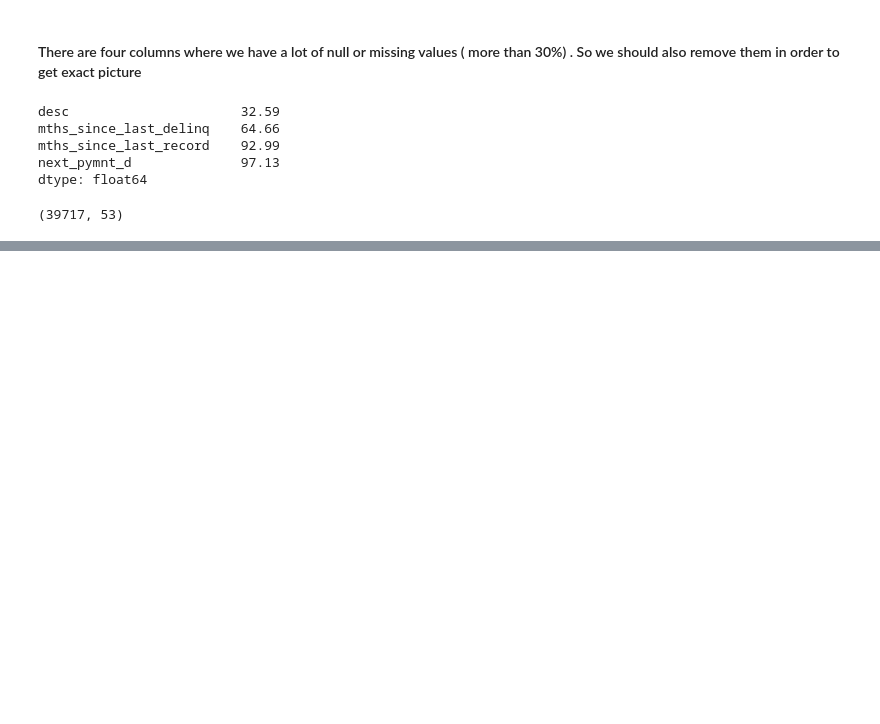
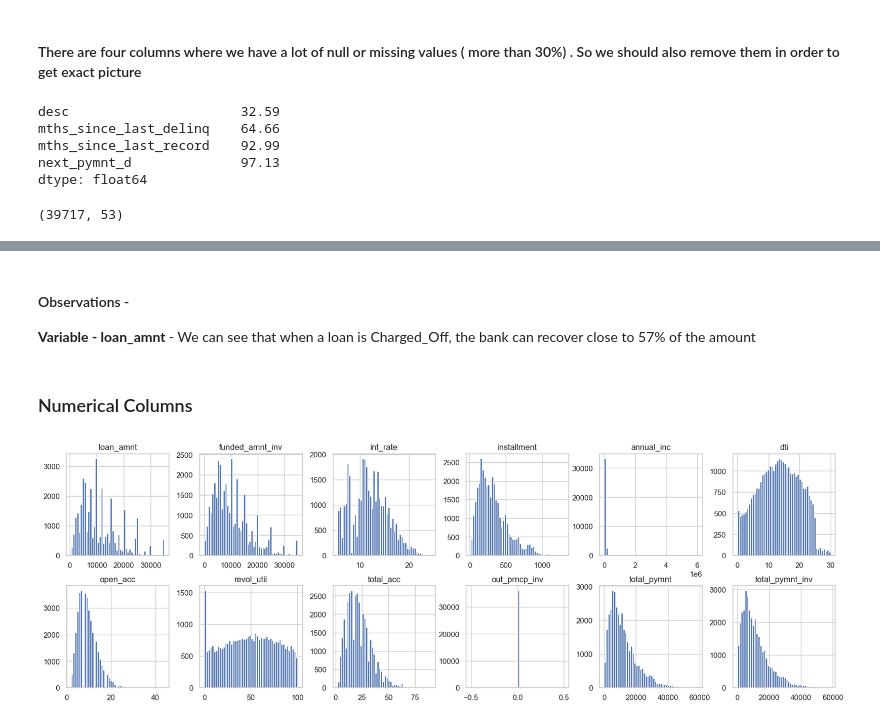
Before and after one commit to arnabberawork/LendingClubCaseStudy, a Jupyter notebook: Lending_Club_Case_Study.ipynb, the cells around one changed output, grey strips where cells are left out. Saved outputs shown, nothing was run; the diff lists cells and outputs as text; code cells hidden in the pictures; blank space fills up the shorter version.

```diff
--- a/Lending_Club_Case_Study.ipynb
+++ b/Lending_Club_Case_Study.ipynb
@@ -325,0 +521,10 @@ Name: emp_title, dtype: object
+# %% [markdown]
+#### Observations -
+<b> Variable - loan_amnt </b> - We can see that when a loan is Charged_Off, the bank can recover close to 57% of the amount
+# %% [markdown]
+### Numerical Columns
+# %%
+# plotting numerical data in a single plot
+loan[num_cols].hist(bins=50,figsize=(20,20), color='#4C72B0', layout=(6,6));
+# %% [output]
+[figure, added]
```
Also changed, not shown: parts of 93 cells of this notebook.
